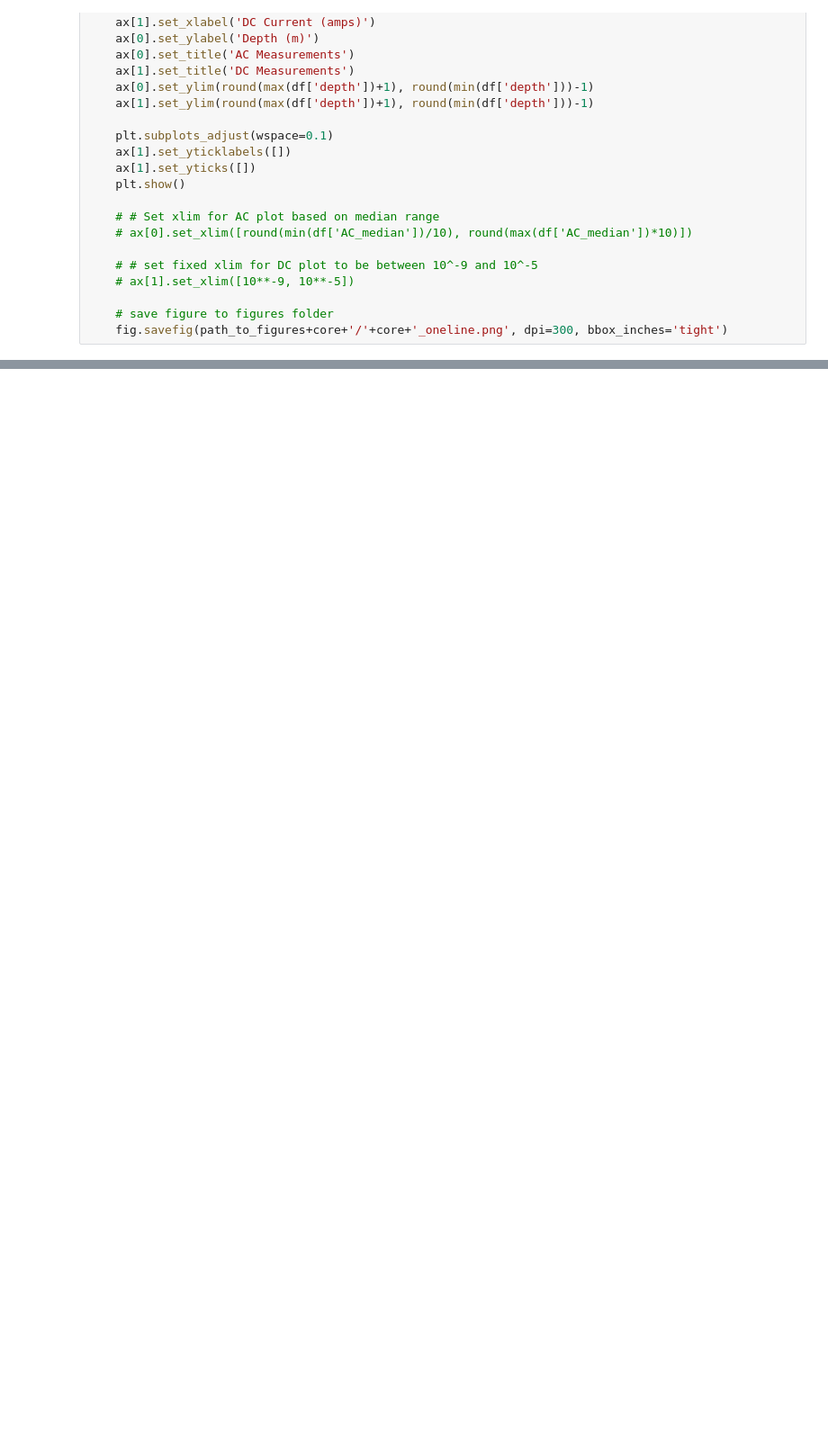
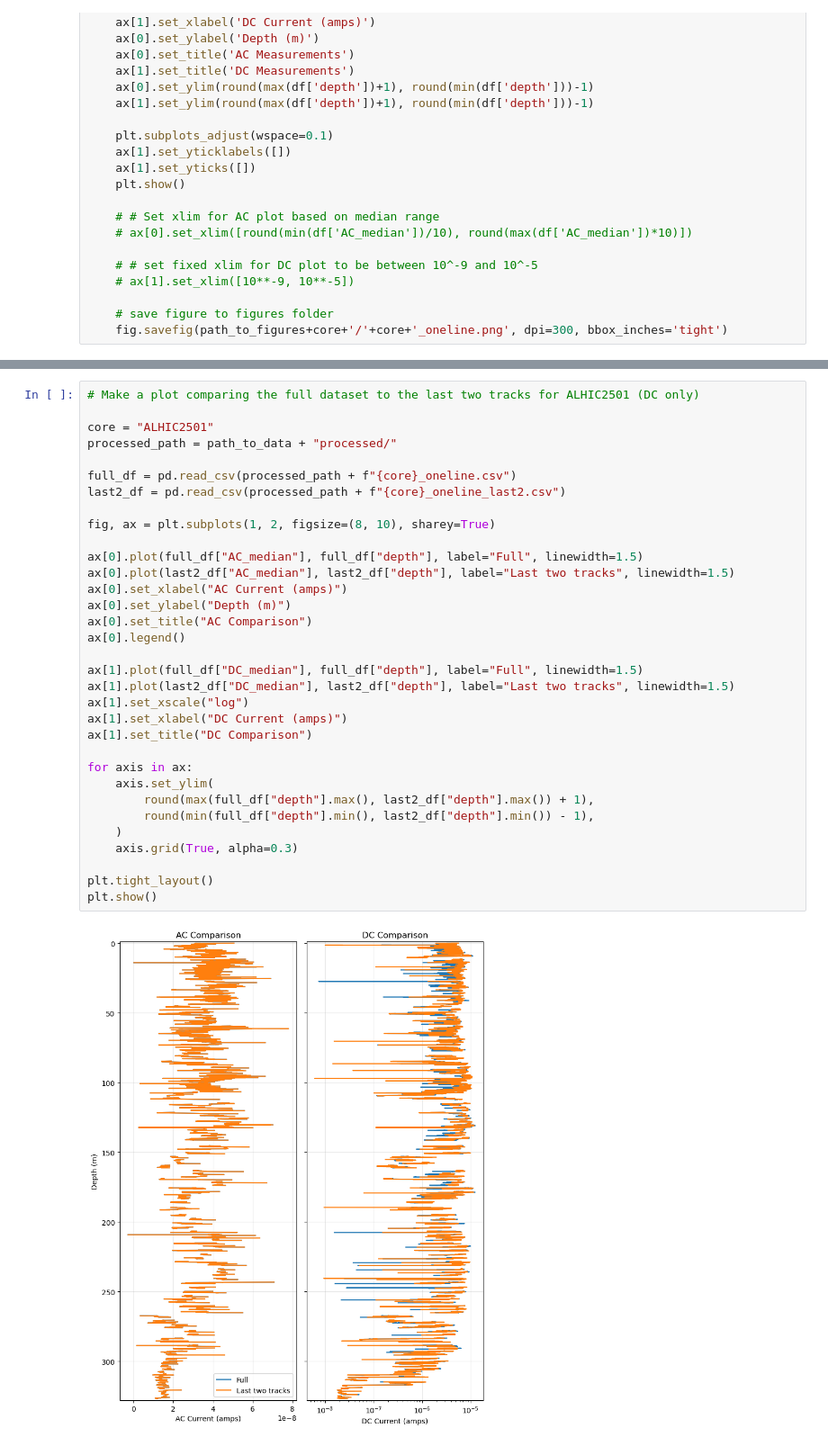
Before and after one commit to liamkirkpatrick/COLDEX-ECM-data, a Jupyter notebook: scripts/processing/make_oneline.ipynb, the cells around one changed output, grey strips where cells are left out. Shown at 90% size. Saved outputs shown, nothing was run; the diff lists cells and outputs as text; blank space fills up the shorter version.

```diff
--- a/scripts/processing/make_oneline.ipynb
+++ b/scripts/processing/make_oneline.ipynb
@@ -241,0 +231,35 @@ make_oneline('ALHIC2502')
+# %%
+# Make a plot comparing the full dataset to the last two tracks for ALHIC2501 (DC only)
+
+core = "ALHIC2501"
+processed_path = path_to_data + "processed/"
+
+full_df = pd.read_csv(processed_path + f"{core}_oneline.csv")
+last2_df = pd.read_csv(processed_path + f"{core}_oneline_last2.csv")
+
+fig, ax = plt.subplots(1, 2, figsize=(8, 10), sharey=True)
+
+ax[0].plot(full_df["AC_median"], full_df["depth"], label="Full", linewidth=1.5)
+ax[0].plot(last2_df["AC_median"], last2_df["depth"], label="Last two tracks", linewidth=1.5)
+ax[0].set_xlabel("AC Current (amps)")
+ax[0].set_ylabel("Depth (m)")
+ax[0].set_title("AC Comparison")
+ax[0].legend()
+
+ax[1].plot(full_df["DC_median"], full_df["depth"], label="Full", linewidth=1.5)
+ax[1].plot(last2_df["DC_median"], last2_df["depth"], label="Last two tracks", linewidth=1.5)
+ax[1].set_xscale("log")
+ax[1].set_xlabel("DC Current (amps)")
+ax[1].set_title("DC Comparison")
+
+for axis in ax:
+    axis.set_ylim(
+        round(max(full_df["depth"].max(), last2_df["depth"].max()) + 1),
+        round(min(full_df["depth"].min(), last2_df["depth"].min()) - 1),
+    )
+    axis.grid(True, alpha=0.3)
+
+plt.tight_layout()
+plt.show()
+# %% [output]
+[figure, added]
```
Also changed, not shown: parts of 10 cells of this notebook.
